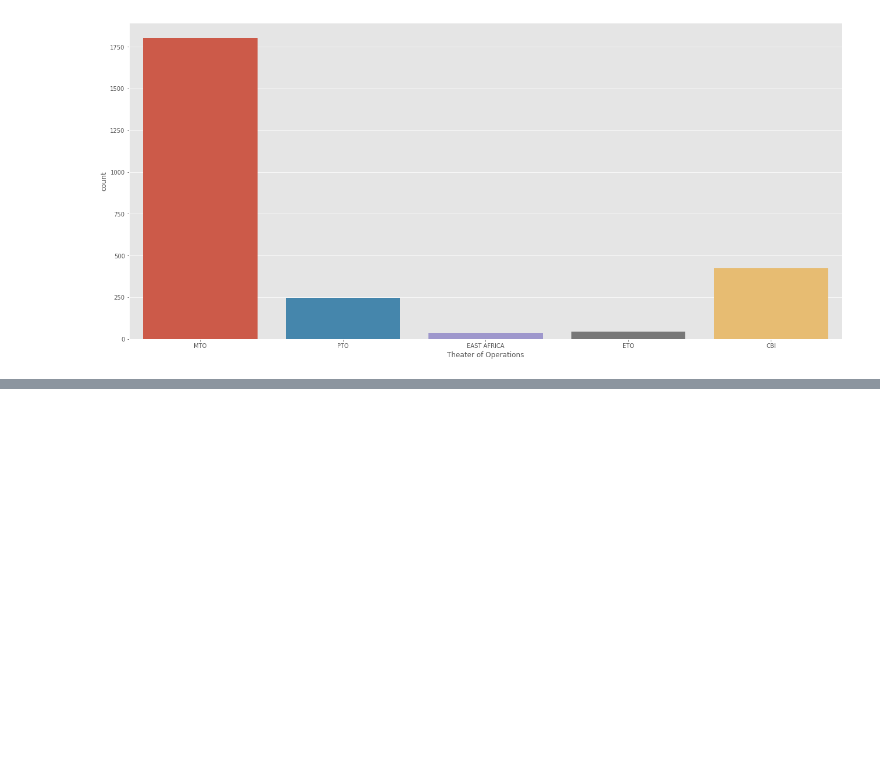
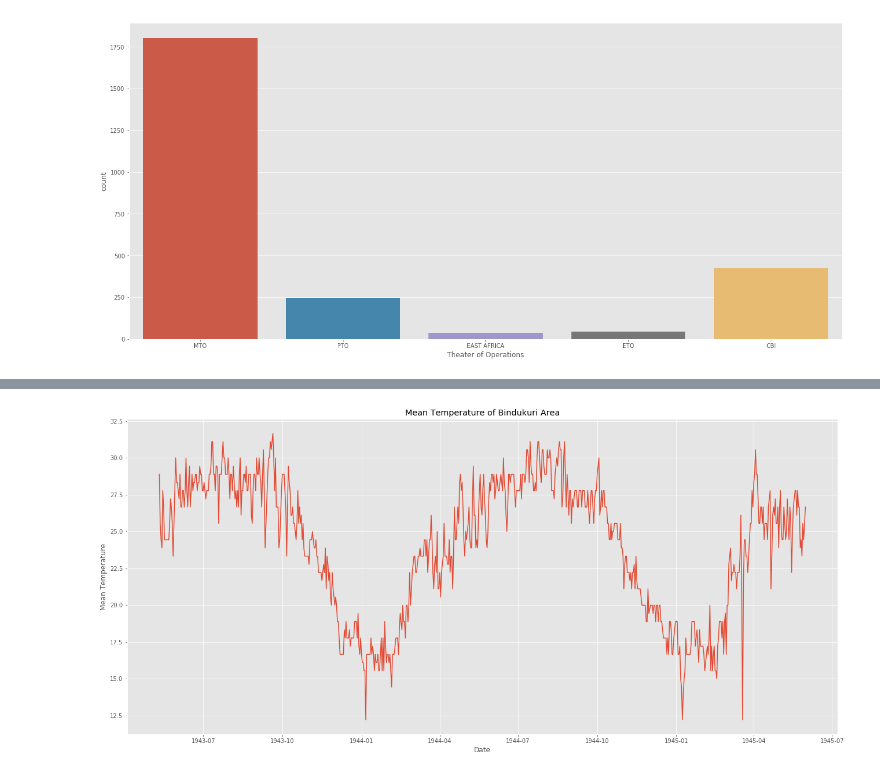
Before and after one commit to In-finite/TimeSeries, a Jupyter notebook: Analysing_different_data.ipynb, the cells around one changed output, grey strips where cells are left out. Drawn from its saved outputs; the diff is of its cells as text; code cells hidden in the pictures; blank space fills up the shorter version.

```diff
--- a/Analysing_different_data.ipynb
+++ b/Analysing_different_data.ipynb
@@ -323,0 +373,15 @@ plt.show()
+# %%
+# Mean temperature of Bindikuri area
+plt.figure(figsize=(22,10))
+plt.plot(weather_bin.Date,weather_bin.MeanTemp)
+plt.title("Mean Temperature of Bindukuri Area")
+plt.xlabel("Date")
+plt.ylabel("Mean Temperature")
+plt.show()
+
+# lets create time series from weather
+timeSeries = weather_bin.loc[:, ["Date","MeanTemp"]]
+timeSeries.index = timeSeries.Date
+ts = timeSeries.drop("Date",axis=1)
+# %% [output]
+[figure, added]
```
Also changed, not shown: parts of 11 cells of this notebook, 1 other file.
